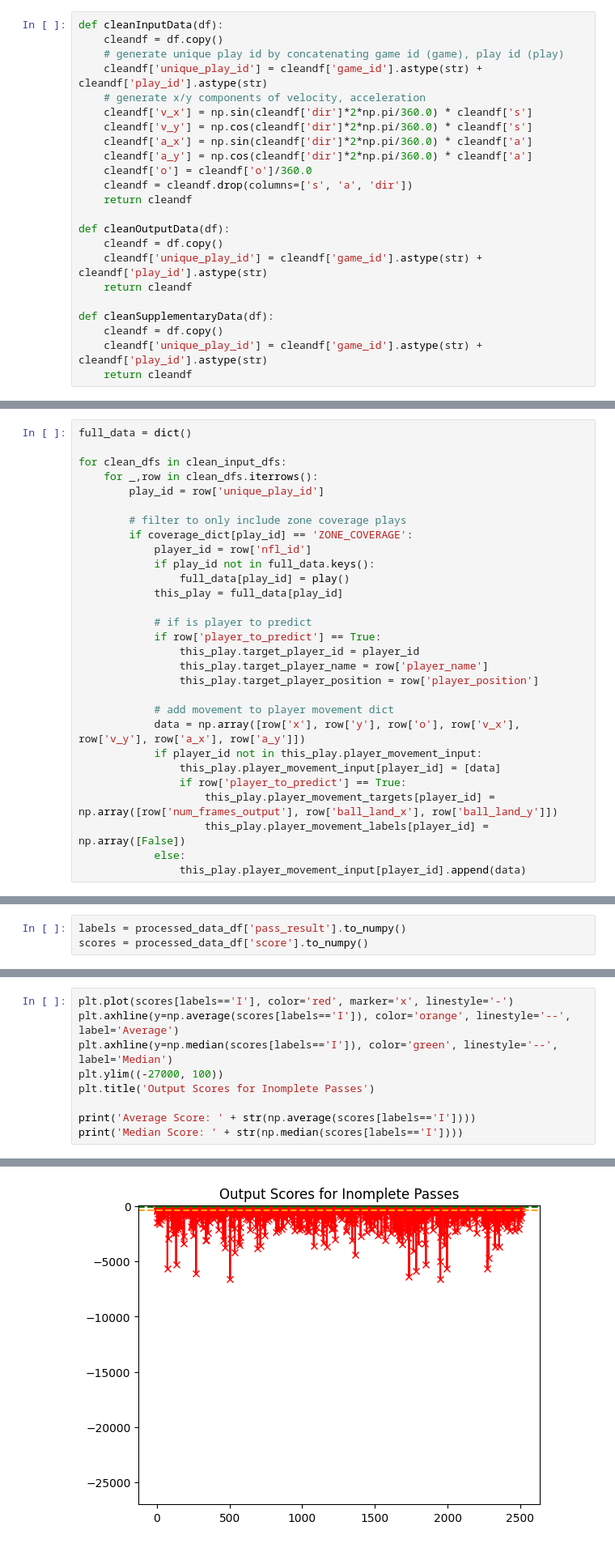
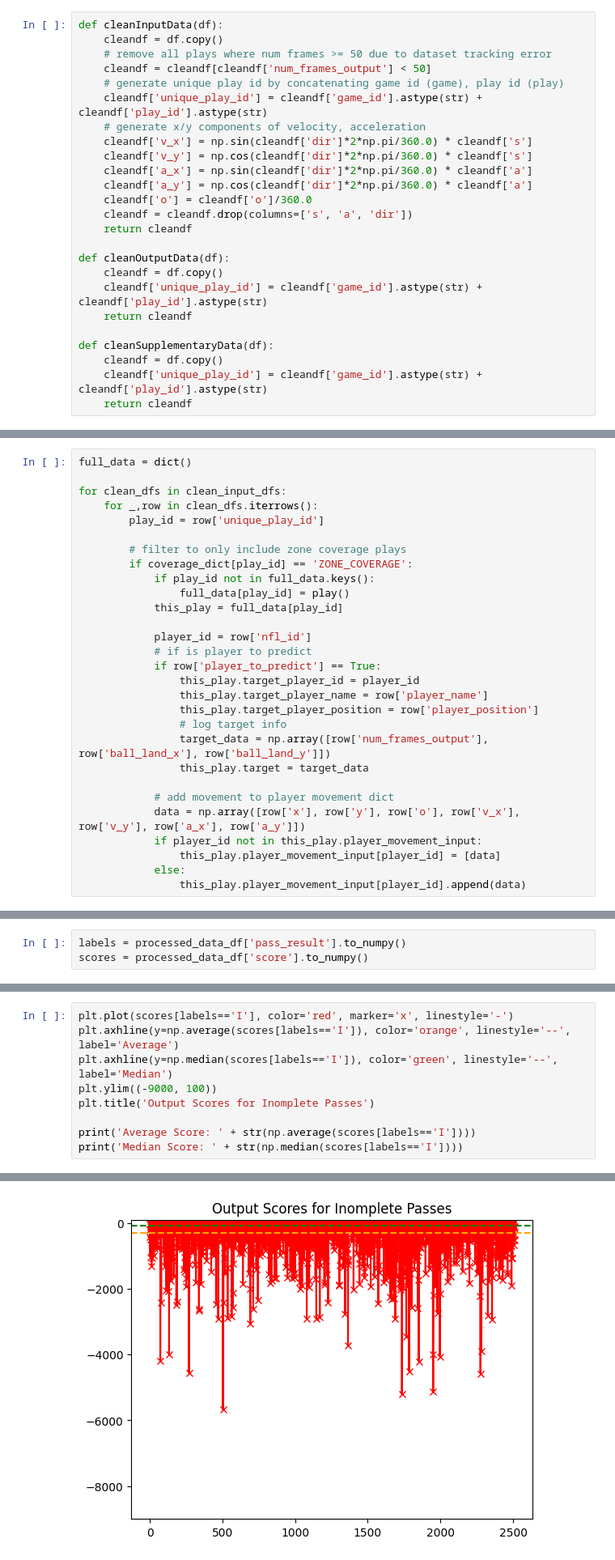
Before and after one commit to cwphung/databowl_2025, a Jupyter notebook: visualilzation.ipynb, the cells around one changed output, grey strips where cells are left out. Shown: that part at 81% size. Saved outputs shown, nothing was run; the diff lists cells and outputs as text.

Commit message:
Regenerate Metrics Using Cleaned Data

```diff
--- a/visualilzation.ipynb
+++ b/visualilzation.ipynb
@@ -31,6 +31,8 @@ for item in os.listdir(datapath):
 # %%
 def cleanInputData(df):
     cleandf = df.copy()
+    # remove all plays where num frames >= 50 due to dataset tracking error
+    cleandf = cleandf[cleandf['num_frames_output'] < 50]
     # generate unique play id by concatenating game id (game), play id (play)
     cleandf['unique_play_id'] = cleandf['game_id'].astype(str) + cleandf['play_id'].astype(str)
     # generate x/y components of velocity, acceleration
@@ -146,24 +147,24 @@ for clean_dfs in clean_input_dfs:
 
         # filter to only include zone coverage plays
         if coverage_dict[play_id] == 'ZONE_COVERAGE':
-            player_id = row['nfl_id']
             if play_id not in full_data.keys():
                 full_data[play_id] = play()
             this_play = full_data[play_id]
 
+            player_id = row['nfl_id']
             # if is player to predict
             if row['player_to_predict'] == True:
                 this_play.target_player_id = player_id
                 this_play.target_player_name = row['player_name']
                 this_play.target_player_position = row['player_position']
+                # log target info
+                target_data = np.array([row['num_frames_output'], row['ball_land_x'], row['ball_land_y']])
+                this_play.target = target_data
 
             # add movement to player movement dict
             data = np.array([row['x'], row['y'], row['o'], row['v_x'], row['v_y'], row['a_x'], row['a_y']])
             if player_id not in this_play.player_movement_input:
                 this_play.player_movement_input[player_id] = [data]
-                if row['player_to_predict'] == True:
-                    this_play.player_movement_targets[player_id] = np.array([row['num_frames_output'], row['ball_land_x'], row['ball_land_y']])
-                    this_play.player_movement_labels[player_id] = np.array([False])
             else:
                 this_play.player_movement_input[player_id].append(data)
 # %% [markdown]
@@ -374,7 +363,7 @@ Median Score: -30.357760833379224
 plt.plot(scores[labels=='I'], color='red', marker='x', linestyle='-')
 plt.axhline(y=np.average(scores[labels=='I']), color='orange', linestyle='--', label='Average')
 plt.axhline(y=np.median(scores[labels=='I']), color='green', linestyle='--', label='Median')
-plt.ylim((-27000, 100))
+plt.ylim((-9000, 100))
 plt.title('Output Scores for Inomplete Passes')
 
 print('Average Score: ' + str(np.average(scores[labels=='I'])))
@@ -385,4 +374,4 @@ Median Score: -95.12027984265633
-[figure, old version]
+[figure, new version]
 # %%
 full_data.keys()
 # %% [output]
```
Also changed, not shown: parts of 14 cells of this notebook, 5 other files.
